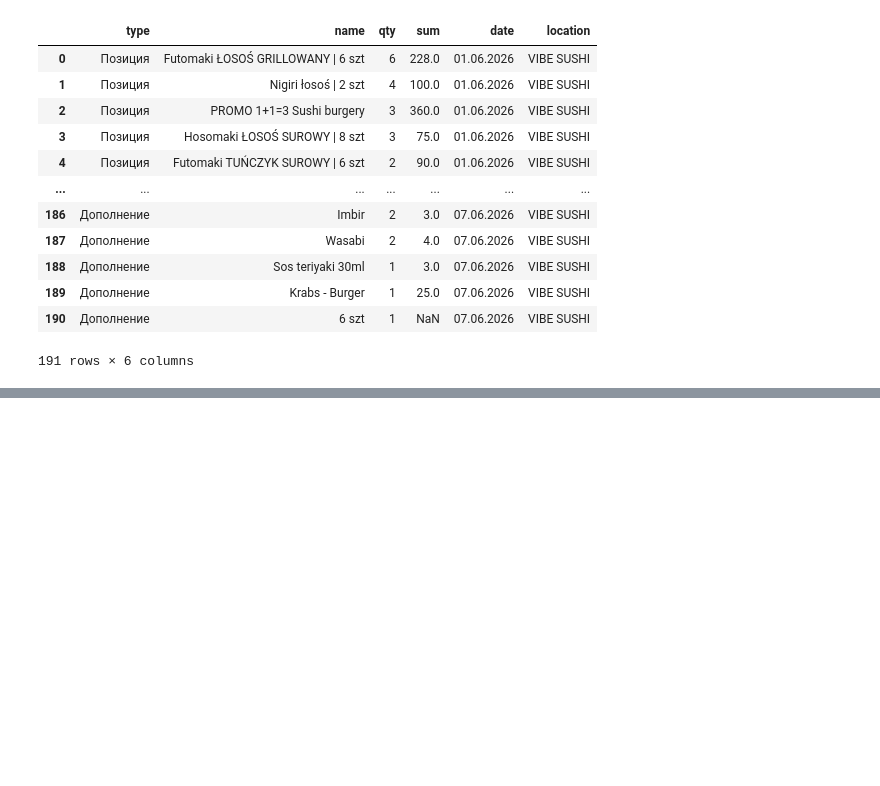
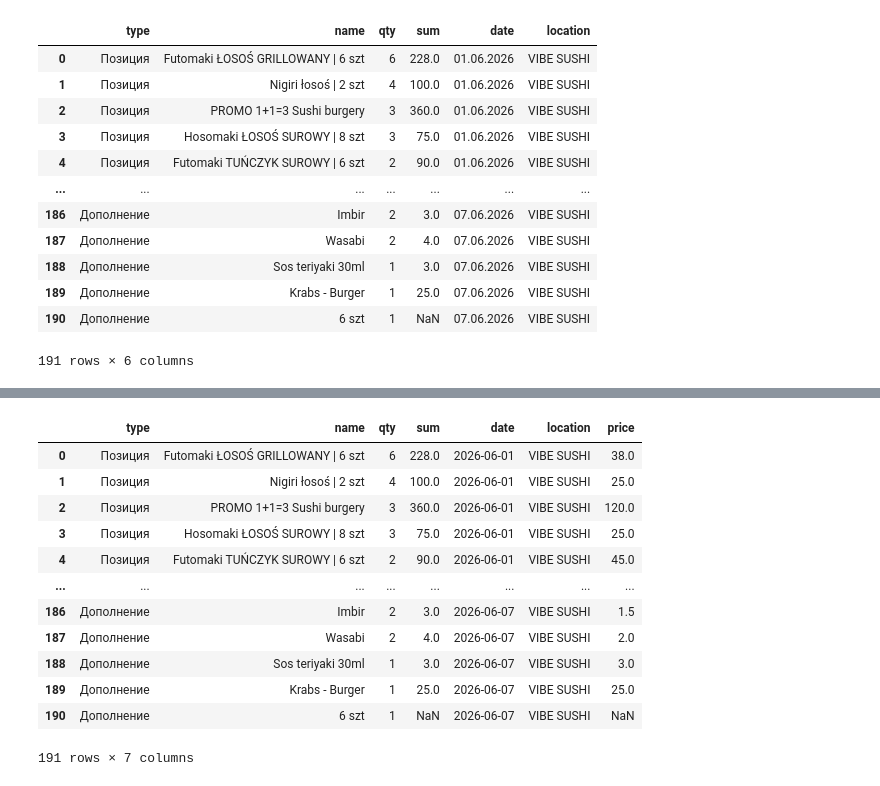
Before and after one commit to matvvey/Product-Sales-Analyzer, a Jupyter notebook: notebooks/main.ipynb, the cells around one changed output, grey strips where cells are left out. Cells and saved outputs as stored; diff of their text form; code cells hidden in the pictures; blank space fills up the shorter version.

```diff
--- a/notebooks/main.ipynb
+++ b/notebooks/main.ipynb
@@ -74,3 +76,7 @@ df
 | 189 | Дополнение | Krabs - Burger | 1 | 25.0 | 07.06.2026 | VIBE SUSHI |
 | 190 | Дополнение | 6 szt | 1 | NaN | 07.06.2026 | VIBE SUSHI |
 191 rows × 6 columns
+# %%
+df['price'] = df['sum'] / df['qty']
+# %%
+df['date'] = pd.to_datetime(df['date'], format='%d.%m.%Y')
@@ -76,0 +94,16 @@ df
+# %%
+df
+# %% [output]
+|  | type | name | qty | sum | date | location | price |
+| 0 | Позиция | Futomaki ŁOSOŚ GRILLOWANY | 6 szt | 6 | 228.0 | 2026-06-01 | VIBE SUSHI | 38.0 |
+| 1 | Позиция | Nigiri łosoś | 2 szt | 4 | 100.0 | 2026-06-01 | VIBE SUSHI | 25.0 |
+| 2 | Позиция | PROMO 1+1=3 Sushi burgery | 3 | 360.0 | 2026-06-01 | VIBE SUSHI | 120.0 |
+| 3 | Позиция | Hosomaki ŁOSOŚ SUROWY | 8 szt | 3 | 75.0 | 2026-06-01 | VIBE SUSHI | 25.0 |
+| 4 | Позиция | Futomaki TUŃCZYK SUROWY | 6 szt | 2 | 90.0 | 2026-06-01 | VIBE SUSHI | 45.0 |
+| ... | ... | ... | ... | ... | ... | ... | ... |
+| 186 | Дополнение | Imbir | 2 | 3.0 | 2026-06-07 | VIBE SUSHI | 1.5 |
+| 187 | Дополнение | Wasabi | 2 | 4.0 | 2026-06-07 | VIBE SUSHI | 2.0 |
+| 188 | Дополнение | Sos teriyaki 30ml | 1 | 3.0 | 2026-06-07 | VIBE SUSHI | 3.0 |
+| 189 | Дополнение | Krabs - Burger | 1 | 25.0 | 2026-06-07 | VIBE SUSHI | 25.0 |
+| 190 | Дополнение | 6 szt | 1 | NaN | 2026-06-07 | VIBE SUSHI | NaN |
+191 rows × 7 columns
```
Also changed, not shown: parts of 11 cells of this notebook.
